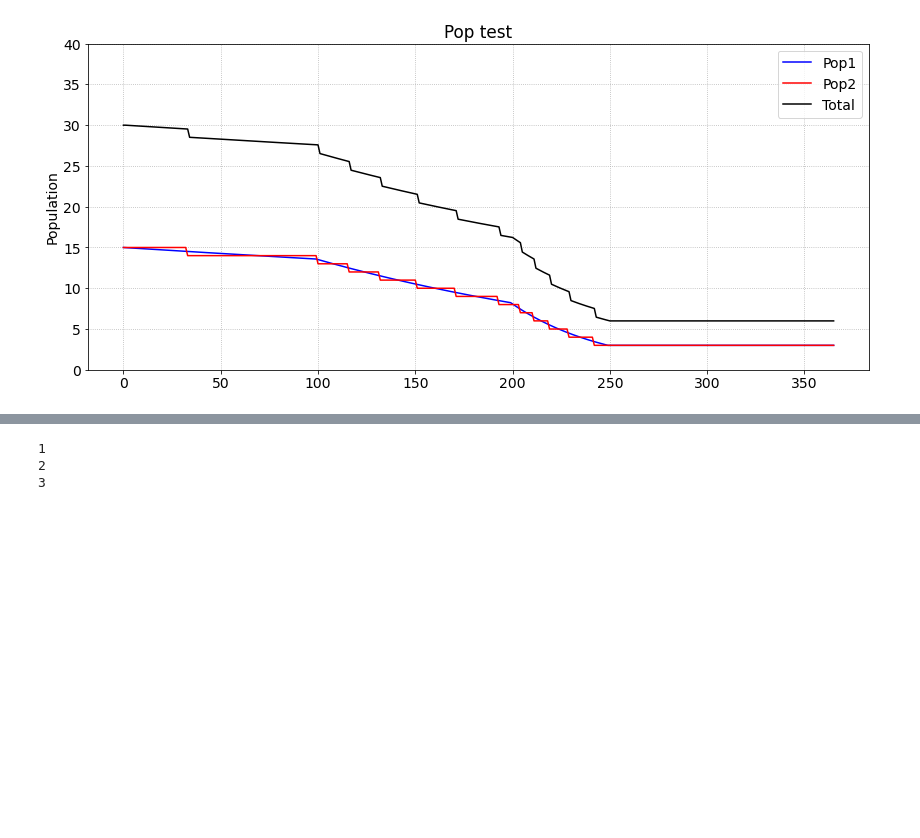
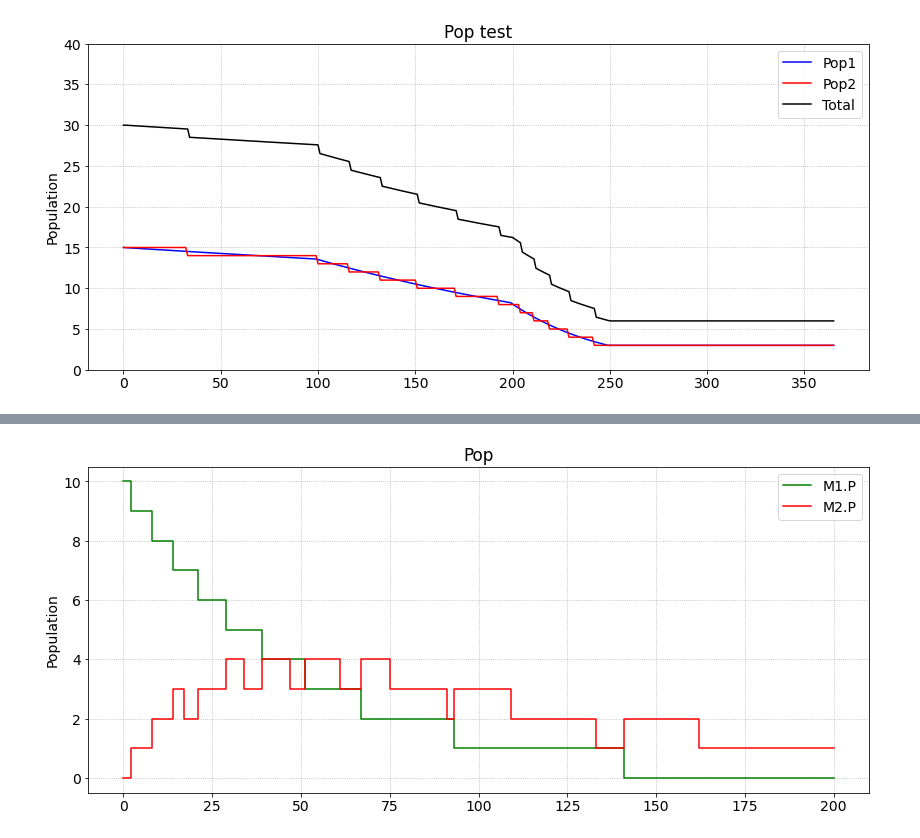
Before and after one commit to DND-DRDC-RDDC/OS_PyCoMod, a Jupyter notebook: test.ipynb, the cells around one changed output, grey strips where cells are left out. Cells and saved outputs as stored; diff of their text form; code cells hidden in the pictures; blank space fills up the shorter version.

Commit message:
External pools and connections

```diff
--- a/test.ipynb
+++ b/test.ipynb
@@ -626,7 +579,21 @@ p = pig()
-# %%
-for i in p:
-    print(i)
-# %% [output]
-1
-2
-3
+# %%
+class simple(pcm.Model):
+    def build(self, n):
+        P = self.pool(n)
+
+        A = self.pool(external=True)
+
+        F = self.flow(lambda: P*0.02, src=P, dest=A, discrete=True)
+
+        return locals()
+
+class simple2(pcm.Model):
+    def build(self):
+        M1 = self.submodel(simple(10))
+        M2 = self.submodel(simple(0))
+
+        M1.A.connect(M2.P)
+
+        return locals()
+
+m12 = simple2()
@@ -632,0 +602,9 @@ for i in p:
+# %%
+mgr = pcm.RunManager()
+mgr.run(m12, init='init' duration=200, label='My run')
+# %%
+plt = pcm.Plotter(title='Pop', ylabel='Population', fontsize=14, xdates=False)
+plt.plot(mgr['My run']['output']['M1']['P'], color='green', label='M1.P', step=True)
+plt.plot(mgr['My run']['output']['M2']['P'], color='red', label='M2.P', step=True)
+# %% [output]
+[figure, added]
```
Also changed, not shown: parts of 16 cells of this notebook, 2 other files.
